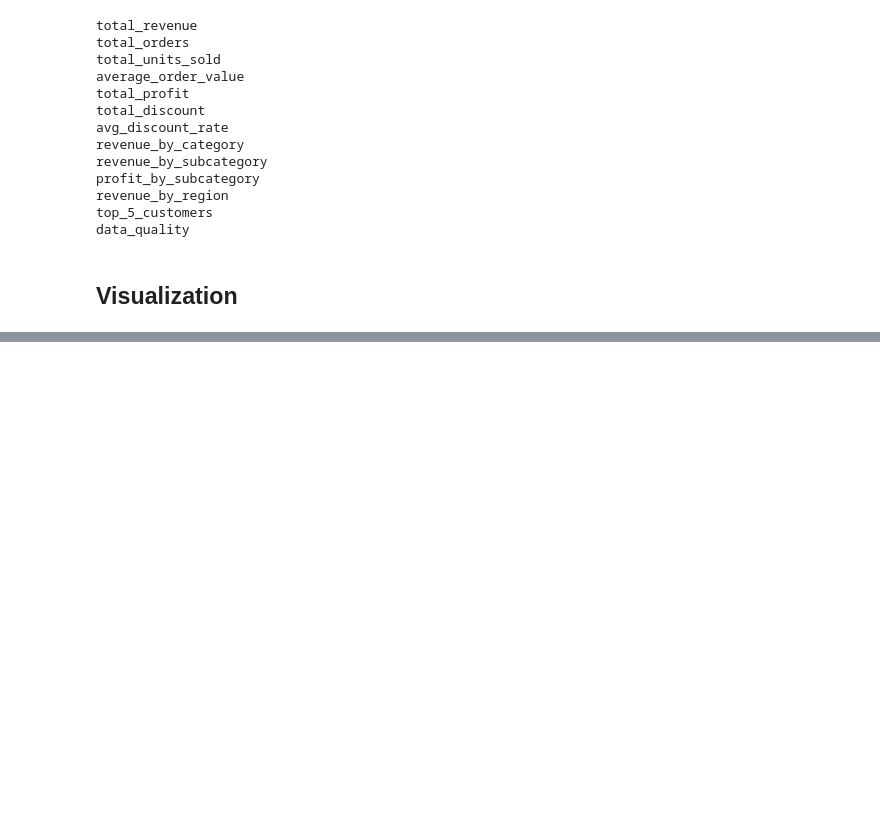
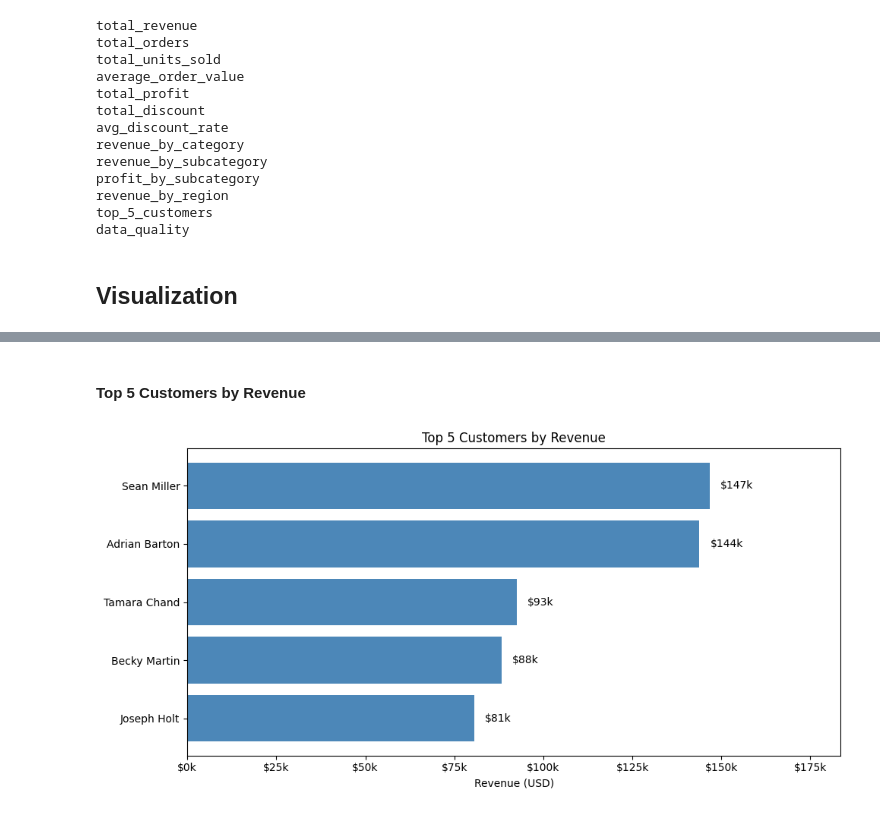
Before and after one commit to adilshah150139/Sales-Exploratory-Enalysis-Python, a Jupyter notebook: NoteBookes/Sales_Analysis.ipynb, the cells around one changed output, grey strips where cells are left out. Cells and saved outputs as stored; diff of their text form; code cells hidden in the pictures; blank space fills up the shorter version.

```diff
--- a/NoteBookes/Sales_Analysis.ipynb
+++ b/NoteBookes/Sales_Analysis.ipynb
@@ -662,0 +659,24 @@ plt.show()
+# %% [markdown]
+#### Top 5 Customers by Revenue
+# %%
+data = df_cleaned.groupby('Customer Name')['Line_Total'].sum().sort_values(ascending=False).head(5)
+data = data.sort_values()
+
+plt.figure(figsize=(10, 5))
+bars = plt.barh(data.index, data.values, color='#4C87B8')
+
+for bar in bars:
+    width = bar.get_width()
+    plt.text(width + 3000, bar.get_y() + bar.get_height()/2,
+             f'${width/1000:,.0f}k', va='center', fontsize=10)
+
+plt.gca().xaxis.set_major_formatter(FuncFormatter(format_thousands))
+plt.title('Top 5 Customers by Revenue')
+plt.xlabel('Revenue (USD)')
+plt.ylabel('')
+plt.xlim(0, data.max() * 1.25)
+plt.tight_layout()
+plt.savefig('top_customers.png', dpi=150, bbox_inches='tight')
+plt.show()
+# %% [output]
+[figure, added]
```
Also changed, not shown: parts of 12 cells of this notebook.
